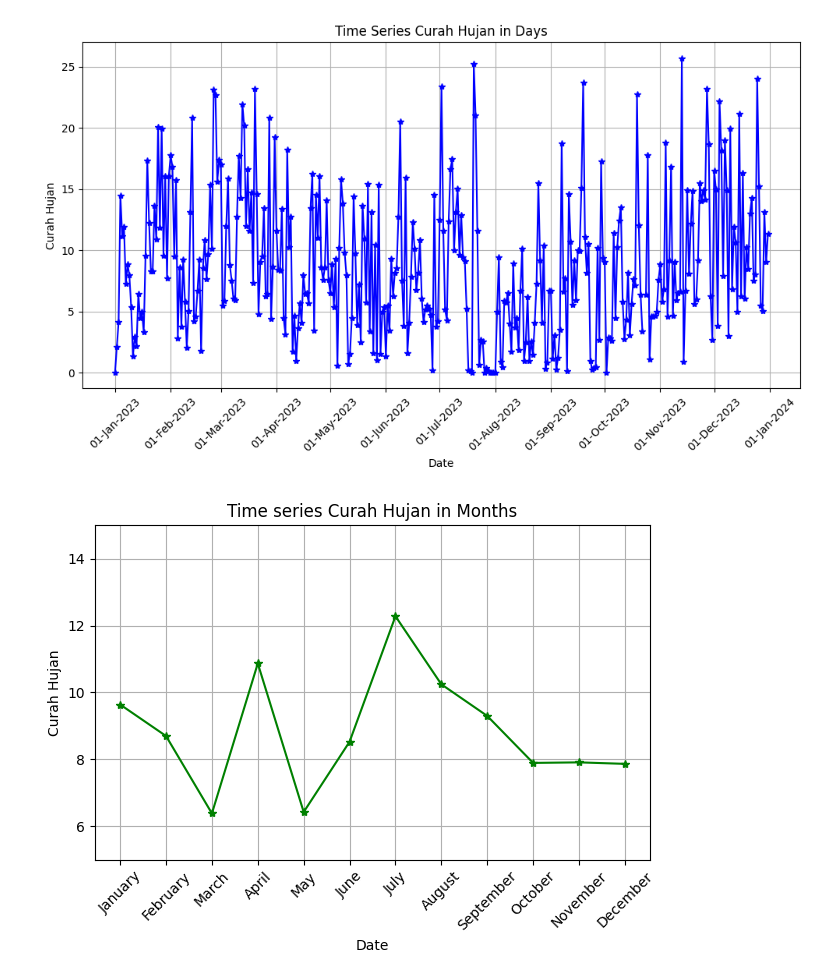
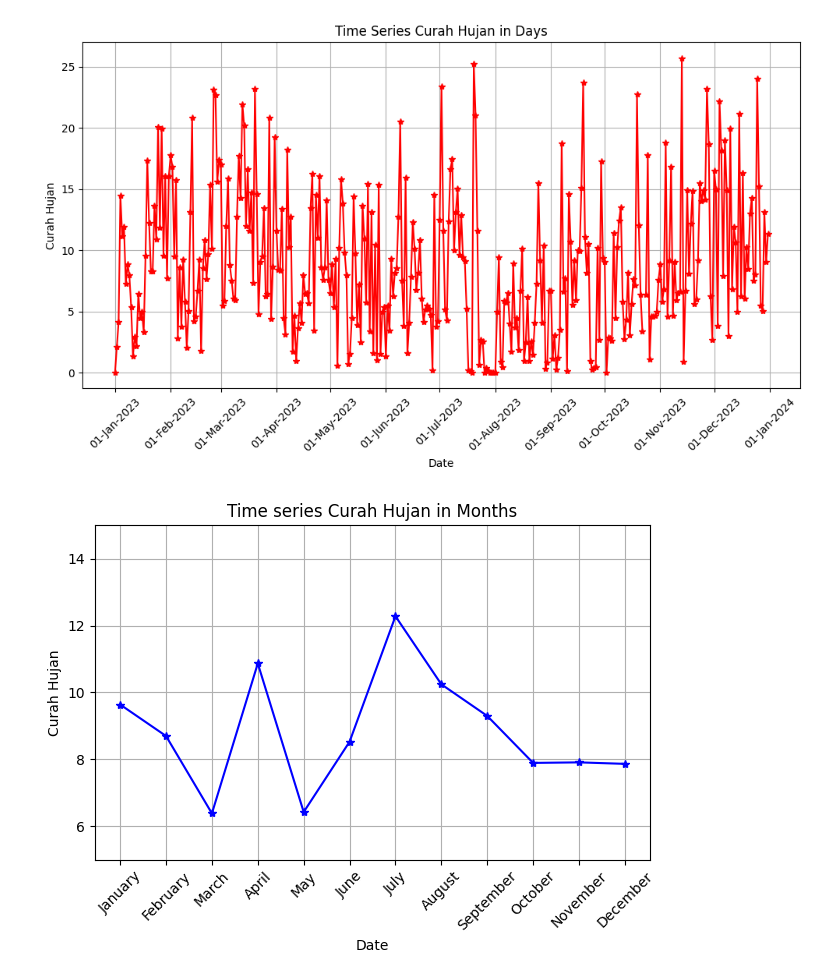
Before and after one commit to syadrn/Proyek-Kapita-Selekta, a Jupyter notebook: Tugas proyek akhir meteo/data_curah_hujan.ipynb, the cells around one changed output. Drawn from its saved outputs; the diff is of its cells as text; code cells hidden in the pictures.

Commit message:
ganti warna plot

```diff
--- a/Tugas proyek akhir meteo/data_curah_hujan.ipynb
+++ b/Tugas proyek akhir meteo/data_curah_hujan.ipynb
@@ -55,26 +55,26 @@ dates = pd.to_datetime(dates, dayfirst=True)
 # %%
 import matplotlib.pyplot as plt
 import matplotlib.dates as mdates
 
 plt.figure(figsize=(10,6))
-plt.plot(dates, daily_avg, marker='*', color='b')
+plt.plot(dates, daily_avg, marker='*', color='r')
 
 # Atur format tanggal di sumbu x untuk menampilkan satu tanggal setiap awal bulan
 plt.gca().xaxis.set_major_locator(mdates.MonthLocator())  # Menampilkan tanggal setiap awal bulan
 plt.gca().xaxis.set_major_formatter(mdates.DateFormatter('%d-%b-%Y'))  # Format tanggal (misal: 01-Jan-2024)
 
 plt.xticks(rotation=45)
 
 plt.xlabel("Date")
 plt.ylabel('Curah Hujan')
 plt.title(f'Time Series Curah Hujan in Days')
 plt.grid(True)
 plt.tight_layout()
 
 # Tampilkan plot
 plt.show()
 # %% [output]
-[figure, old version]
+[figure, new version]
 # %%
 import pandas as pd
 import glob
@@ -150,7 +150,7 @@ months = pd.Series(month_names).drop_duplicates()
 # %%
 import matplotlib.pyplot as plt
 
-plt.plot(months, monthly_avg, marker = '*', color = 'g')
+plt.plot(months, monthly_avg, marker = '*', color = 'b')
 plt.xticks(rotation = 45)
 plt.xlabel("Date")
 plt.ylim(5, 15)
@@ -159,4 +159,4 @@ plt.title(f'Time series Curah Hujan in Months')
 plt.grid(True)
 plt.tight_layout()
 # %% [output]
-[figure, old version]
+[figure, new version]
```
